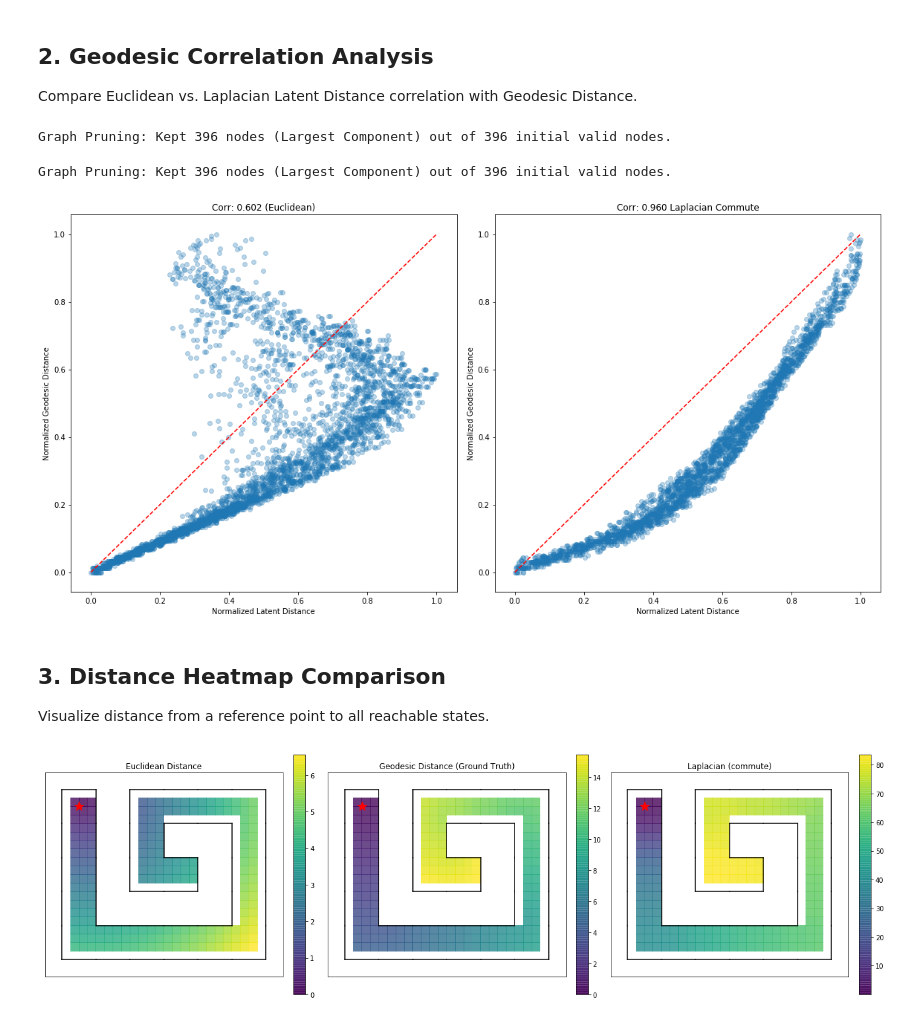
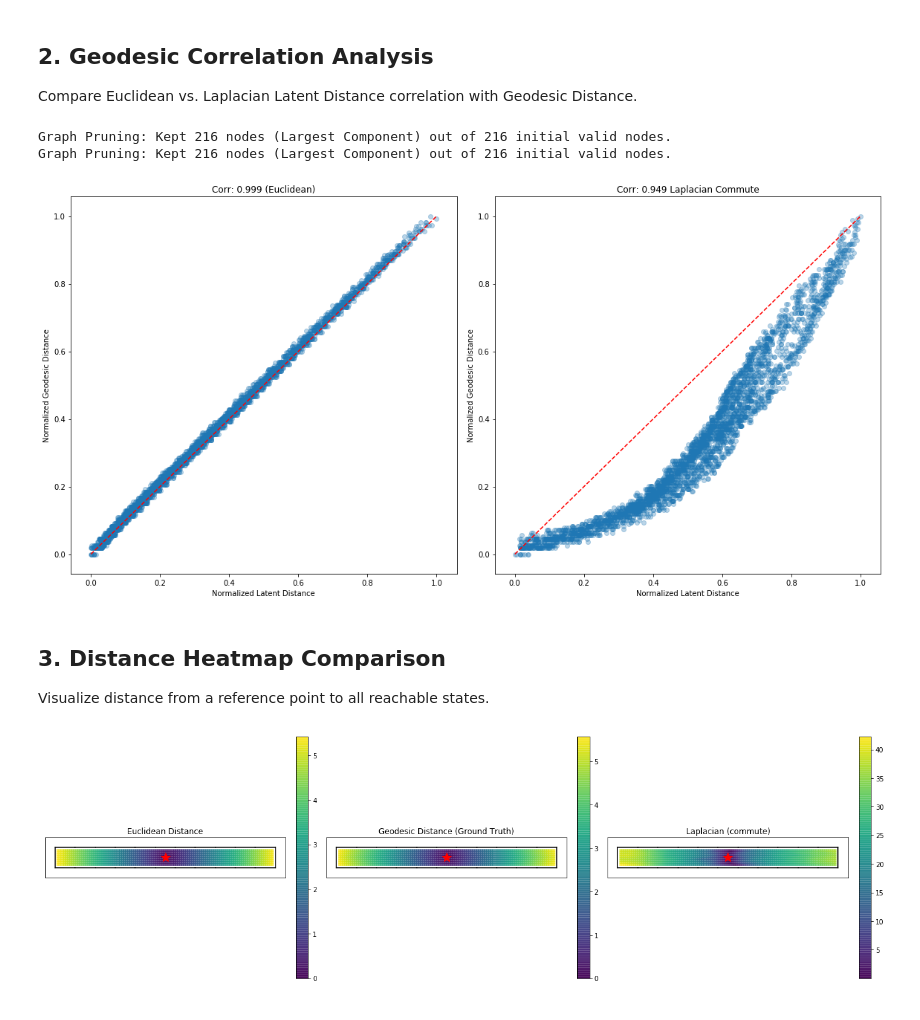
Before and after one commit to HiverXD/edl, a Jupyter notebook: notebooks/square_maze_geodesic.ipynb, the cells around one changed output. Cells and saved outputs as stored; diff of their text form; code cells hidden in the pictures.

```diff
--- a/notebooks/square_maze_geodesic.ipynb
+++ b/notebooks/square_maze_geodesic.ipynb
@@ -17,7 +17,7 @@ from geometry_aware_skill_discovery.laplacian_metric import LaplacianMetricCalcu
 from agents.maze_agents.toy_maze.env.maze_env import Env
 
 # 1. Configuration
-maze_type = 'spiral'  # 'square_a', 'spiral', 'square_c', etc.
+maze_type = 'square_corridor'  # 'square_a', 'spiral', 'square_c', etc.
 exp_name = 'curriculum/stage_2'    # Laplacian experiment name (folder name in logs)
 
 # 2. Setup Environment and Experiment
@@ -106,9 +105,9 @@ visualize_geodesic_distance_correlation(
 plt.tight_layout()
 plt.show()
 # %% [output]
-Graph Pruning: Kept 396 nodes (Largest Component) out of 396 initial valid nodes.
+Graph Pruning: Kept 216 nodes (Largest Component) out of 216 initial valid nodes.
+Graph Pruning: Kept 216 nodes (Largest Component) out of 216 initial valid nodes.
-Graph Pruning: Kept 396 nodes (Largest Component) out of 396 initial valid nodes.
-[figure, old version]
+[figure, new version]
 # %% [markdown]
 ## 3. Distance Heatmap Comparison
 Visualize distance from a reference point to all reachable states.
@@ -130,32 +129,32 @@ def metric_geodesic(S, s0):
     s0_grid = geo_calc._get_grid_coords(s0)
     if s0_grid not in geo_calc.coord_to_node:
         return np.full(len(S), np.nan)
     s0_idx = geo_calc.coord_to_node[s0_grid]
     for p in S:
         p_grid = geo_calc._get_grid_coords(p)
         if p_grid in geo_calc.coord_to_node:
             p_idx = geo_calc.coord_to_node[p_grid]
             dists.append(geo_calc.dist_matrix[s0_idx, p_idx])
         else:
             dists.append(np.nan)
     return np.array(dists)
 
 # Laplacian Metric Function using the calculator
 metric_laplacian_fn = lambda S, s0: calc.calculate_distance(S, s0, mode=mode, n=h_n, t=h_t)
 
 fig, axes = plt.subplots(1, 3, figsize=(18, 6))
 axes = axes.flatten()
 
 metrics = [
     (metric_euclidean, 'Euclidean Distance'),
     (metric_geodesic, 'Geodesic Distance (Ground Truth)'),
     (metric_laplacian_fn, 'Laplacian ({0})'.format(mode))
 ]
 
 for ax, (fn, title) in zip(axes, metrics):
-    visualize_distance_heatmap(exp, fn, s0=s0, ax=ax, resolution=0.25, title=title)
+    visualize_distance_heatmap(exp, fn, s0=s0, ax=ax, resolution=0.1, title=title)
 
 plt.tight_layout()
 plt.show()
 # %% [output]
-[figure, old version]
+[figure, new version]
```
Also changed, not shown: parts of 2 cells of this notebook, 11 other files.
